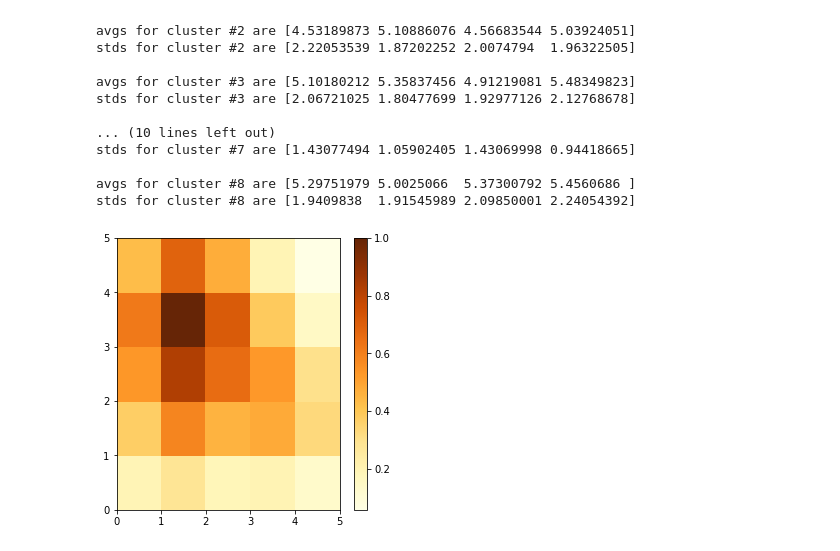
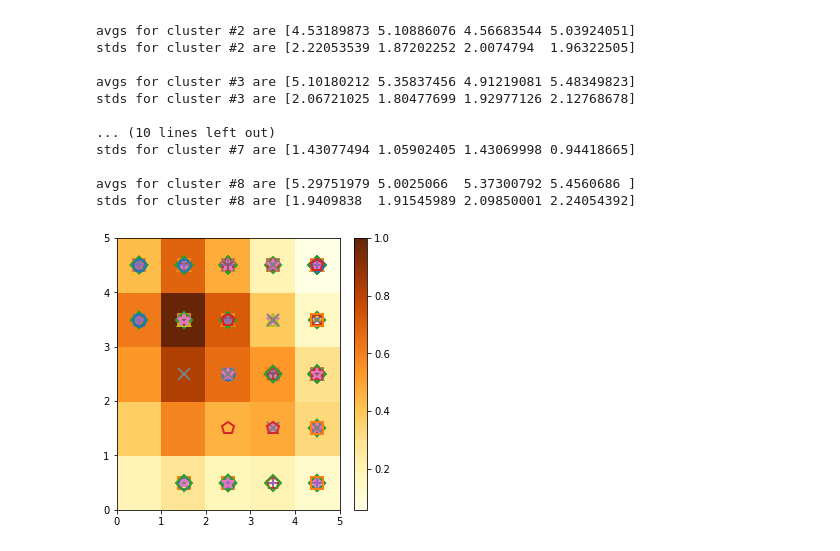
Before and after one commit to rmoughan/Compressive_Sensing_EEG_BMI, a Jupyter notebook: CS_EEG_data.ipynb, the cells around one changed output. Cells and saved outputs as stored; diff of their text form; code cells hidden in the pictures.

Commit message:
slightly better graphs for the SOM

```diff
--- a/CS_EEG_data.ipynb
+++ b/CS_EEG_data.ipynb
@@ -434,23 +434,26 @@ stds for cluster #8 are [1.9409838  1.91545989 2.09850001 2.24054392]
 # %%
 #Trying out SOM
 som = MiniSom(5, 5, 184, sigma= 2.5, learning_rate=0.5, random_seed = 42) #would be helpful to set random generator
 som.train(feature_matrix, 500)
+target = np.round(labels_matrix[:,0])
 
 plt.figure(figsize=(5, 5))
 
 plt.pcolor(som.distance_map().T, cmap='YlOrBr')  # plotting the distance map as background
 plt.colorbar();
 
-# # Plotting the response for each pattern in the iris dataset
-# # different colors and markers for each label
-# markers = ['o', 's', 'D']
-# colors = ['C0', 'C1', 'C2']
-# for cnt, xx in enumerate(data):
-#     w = som.winner(xx)  # getting the winner
-#     # palce a marker on the winning position for the sample xx
-#     plt.plot(w[0]+.5, w[1]+.5, markers[target[cnt]-1], markerfacecolor='None',
-#              markeredgecolor=colors[target[cnt]-1], markersize=12, markeredgewidth=2)
+# Plotting the response for each pattern in the iris dataset
+# different colors and markers for each label
+markers = ['o', 's', 'D', 'p', '+', '1', '*', 'x', '^']
+colors = ['C0', 'C1', 'C2', 'C3', 'C4', 'C5', 'C6', 'C7', 'C8'] #would need to round to make this work
+label_names = dict(zip(list(range(1,10)), list(range(1,10))))
+for cnt, xx in enumerate(feature_matrix):
+    cnt = int(cnt)
+    w = som.winner(xx)  # getting the winner
+    # palce a marker on the winning position for the sample xx
+    plt.plot(w[0]+.5, w[1]+.5, markers[int(target[cnt]-1)], markerfacecolor='None',
+             markeredgecolor=colors[int(target[cnt]-1)], markersize=12, markeredgewidth=2)
 
-# plt.show()
+plt.show()
 # %% [output]
-[figure, old version]
+[figure, new version]
```
Also changed, not shown: parts of 3 cells of this notebook.
